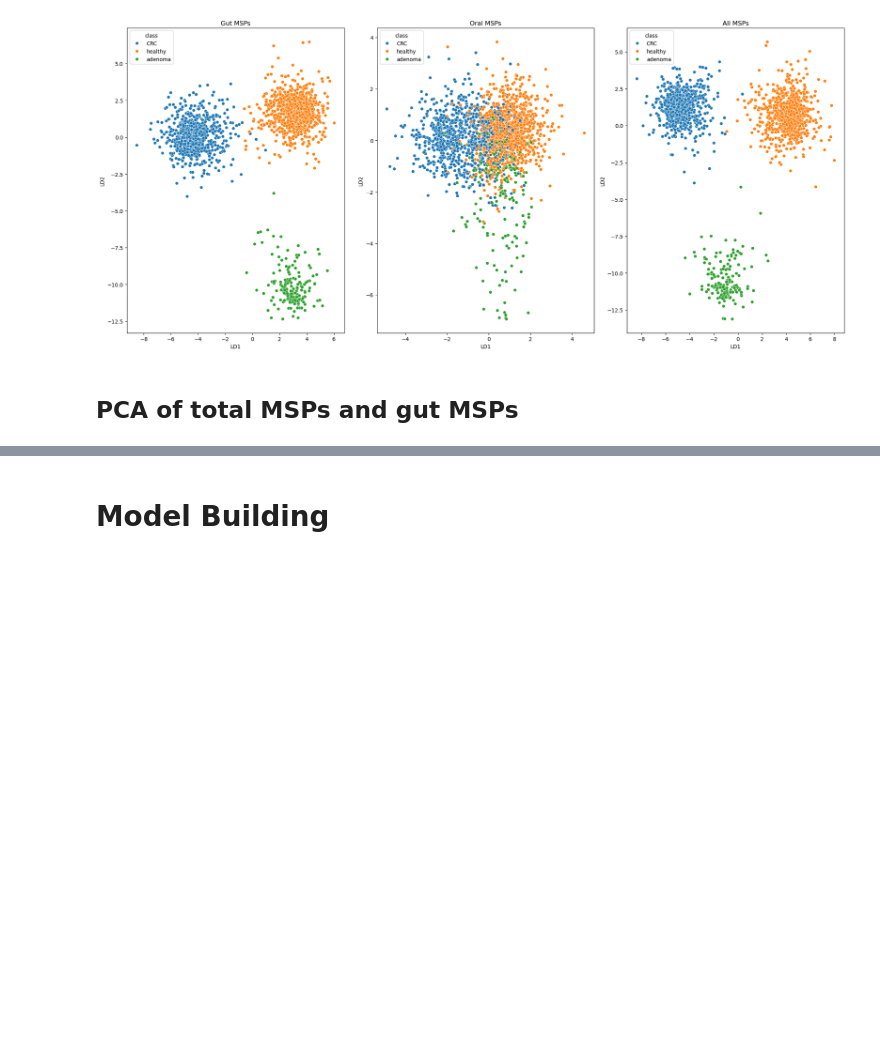
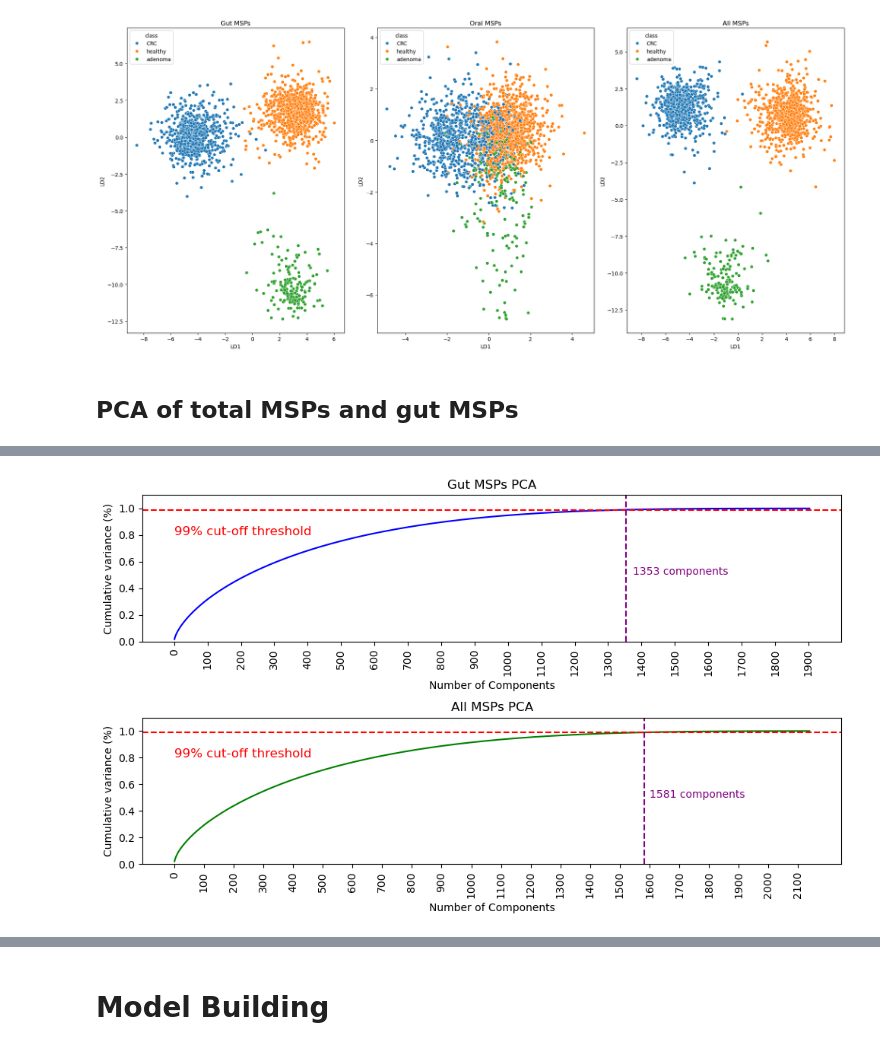
Before and after one commit to pottymouths/cancer-screening, a Jupyter notebook: Code/BDA_602_Final_Project_batch_corrected.ipynb, the cells around one changed output, grey strips where cells are left out. Cells and saved outputs as stored; diff of their text form; code cells hidden in the pictures; blank space fills up the shorter version.

```diff
--- a/Code/BDA_602_Final_Project_batch_corrected.ipynb
+++ b/Code/BDA_602_Final_Project_batch_corrected.ipynb
@@ -416,3 +437,47 @@ plt.show()
+# %%
+fig, ax = plt.subplots(2, 1, figsize=(10,6))
+
+# top row -- gut MSPs
+xi_gut = np.arange(1, len(pca_gut.explained_variance_ratio_) + 1)
+y_gut = np.cumsum(pca_gut.explained_variance_ratio_)
+n_gut = np.argmax(y_gut >= 0.99) + 1
+
+ax[0].plot(xi_gut, y_gut, linestyle='-', color='b')
+ax[0].set_ylim(0.0, 1.1)
+ax[0].set_xticks(np.arange(0, len(xi_gut) + 1, step=100))
+ax[0].set_xlabel('Number of Components')
+ax[0].set_ylabel('Cumulative variance (%)')
+ax[0].set_title('Gut MSPs PCA')
+ax[0].axhline(y=0.99, color='r', linestyle='--')
+ax[0].text(0.5, 0.8, '99% cut-off threshold', color='red', fontsize=12)
+ax[0].axvline(x=n_gut, color='purple', linestyle='--')
+ax[0].text(n_gut+20, 0.5, f"{n_gut} components", color='purple')
+
+# bottom row
+xi_total = np.arange(1, len(pca_total.explained_variance_ratio_) + 1)
+y_total = np.cumsum(pca_total.explained_variance_ratio_)
+n_total = np.argmax(y_total >= 0.99) + 1
+
+ax[1].plot(xi_total, y_total, linestyle='-', color='g')
+ax[1].set_ylim(0.0, 1.1)
+ax[1].set_xticks(np.arange(0, len(xi_total) + 1, step=100))
+ax[1].set_xlabel('Number of Components')
+ax[1].set_ylabel('Cumulative variance (%)')
+ax[1].set_title('All MSPs PCA')
+ax[1].axhline(y=0.99, color='r', linestyle='--')
+ax[1].text(0.5, 0.8, '99% cut-off threshold', color='red', fontsize=12)
+ax[1].axvline(x=n_total, color='purple', linestyle='--')
+ax[1].text(n_total+20, 0.5, f"{n_total} components", color='purple')
+
+# change x tick label angles
+ax[0].tick_params(axis='x', rotation=90)
+ax[1].tick_params(axis='x', rotation=90)
+
+plt.tight_layout()
+plt.savefig("threshold_99_pca")
+plt.show()
+# %% [output]
+[figure, added]
 # %%
 # number of components to reach 95% variance explained
 n_gut = np.argmax(y_gut >= 0.95) + 1
```
Also changed, not shown: parts of 69 cells of this notebook.
